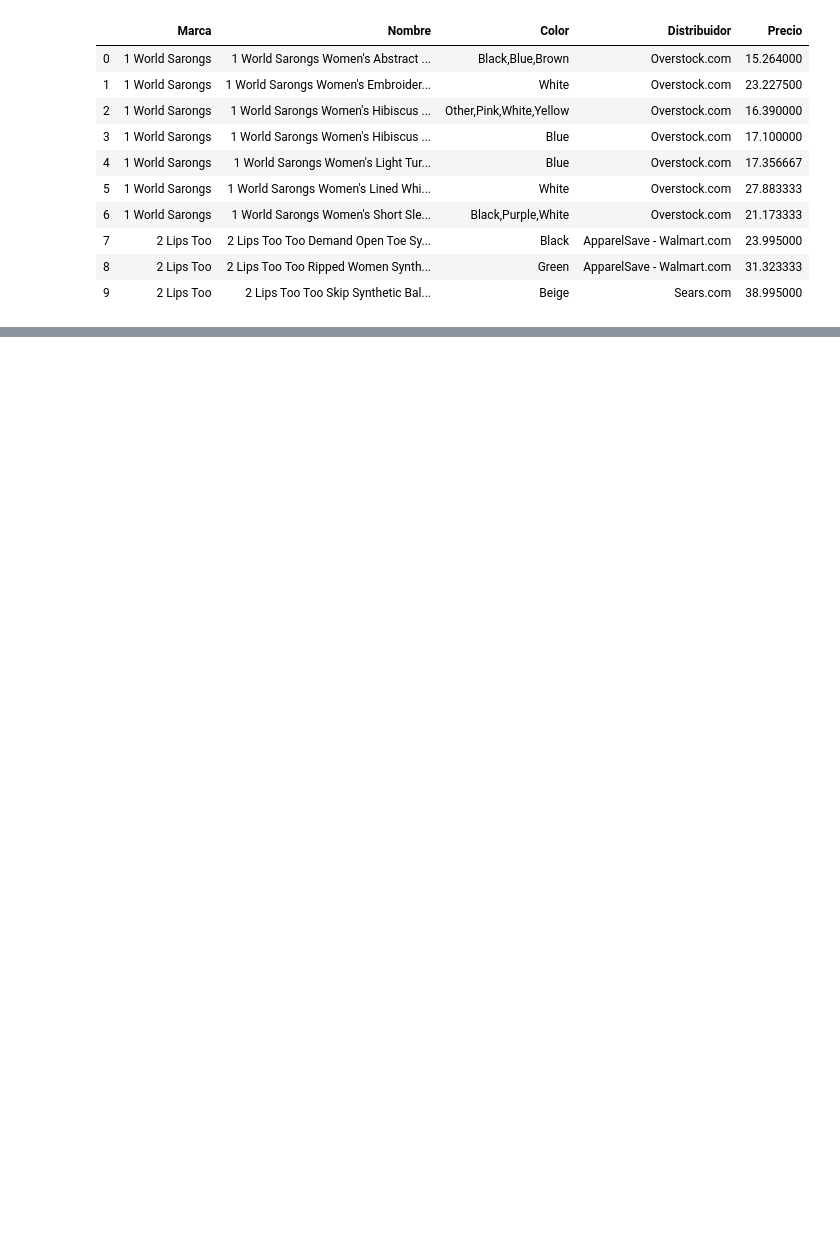
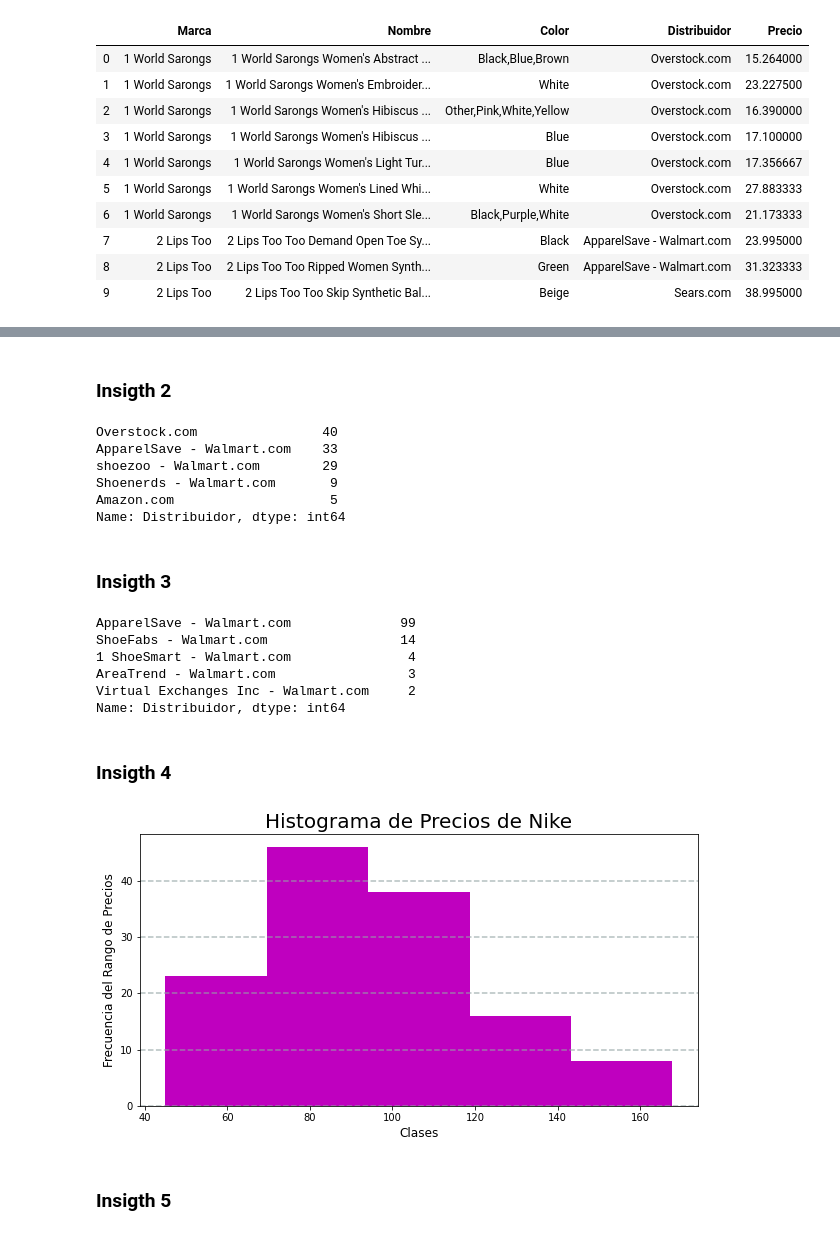
Before and after one commit to Miriam1999/PROYECTO-CDIN, a Jupyter notebook: Equipo9_ProyectoEntrega1.ipynb, the cells around one changed output, grey strips where cells are left out. Drawn from its saved outputs; the diff is of its cells as text; code cells hidden in the pictures; blank space fills up the shorter version.

```diff
--- a/Equipo9_ProyectoEntrega1.ipynb
+++ b/Equipo9_ProyectoEntrega1.ipynb
@@ -251,0 +274,39 @@ data.head(10)
+# %% [markdown]
+### Insigth 2
+# %%
+# Sacar el distribuidor principal de Nike
+data[data["Marca"] == "Nike"]["Distribuidor"].value_counts().head(5)
+# %% [output]
+Overstock.com                40
+ApparelSave - Walmart.com    33
+shoezoo - Walmart.com        29
+Shoenerds - Walmart.com       9
+Amazon.com                    5
+Name: Distribuidor, dtype: int64
+# %% [markdown]
+### Insigth 3
+# %%
+# Sacar el distribuidor principal de Nine West
+data[data["Marca"] == "Nine West"]["Distribuidor"].value_counts().head(5)
+# %% [output]
+ApparelSave - Walmart.com              99
+ShoeFabs - Walmart.com                 14
+1 ShoeSmart - Walmart.com               4
+AreaTrend - Walmart.com                 3
+Virtual Exchanges Inc - Walmart.com     2
+Name: Distribuidor, dtype: int64
+# %% [markdown]
+### Insigth 4
+# %%
+# Histograma de precios de Nike, sacar el número de clases con la regla de Sturges
+plt.figure(figsize = (10, 5))
+plt.hist(data[data["Marca"] == "Nike"]["Precio"], bins = (1 + int(np.log(len(data[data["Marca"] == "Nike"])))), color = "m")
+plt.xlabel("Clases", fontsize = 12)
+plt.ylabel("Frecuencia del Rango de Precios", fontsize = 12)
+plt.title("Histograma de Precios de Nike", fontsize = 20)
+plt.grid(color = "#95a5a6", linestyle='--', linewidth = 1.5, axis = "y", alpha = 0.7)
+plt.show()
+# %% [output]
+[figure, added]
+# %% [markdown]
+### Insigth 5
```
Also changed, not shown: parts of 23 cells of this notebook.
